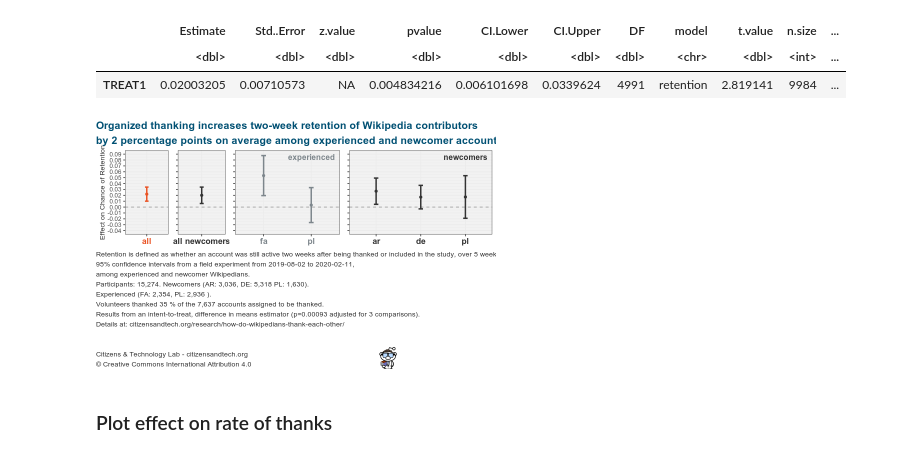
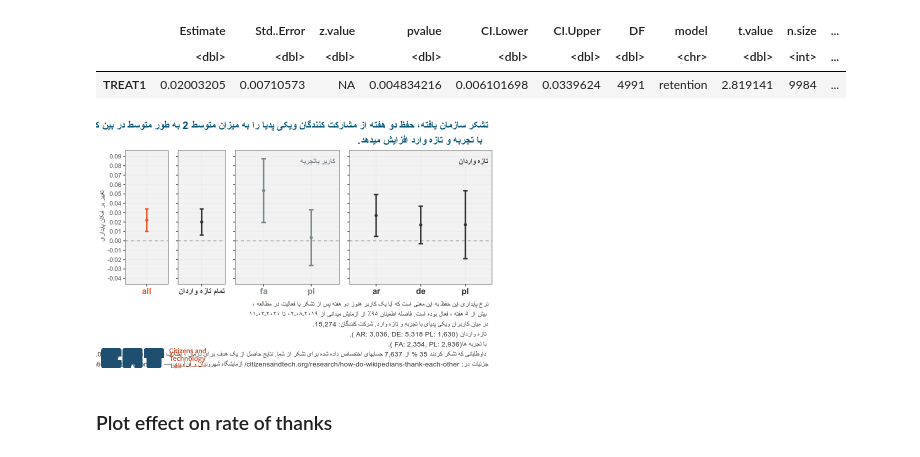
Before and after one commit to citizensandtech/CivilServant-Analysis, a Jupyter notebook: reports/gratitude-2020/wikipedia-thanks-recipient-analysis-spring-2020.R.ipynb, the cells around one changed output. Drawn from its saved outputs; the diff is of its cells as text; code cells hidden in the pictures.

Commit message:
create debriefing blogs with i18ns

```diff
--- a/reports/gratitude-2020/wikipedia-thanks-recipient-analysis-spring-2020.R.ipynb
+++ b/reports/gratitude-2020/wikipedia-thanks-recipient-analysis-spring-2020.R.ipynb
@@ -64,15 +69,3 @@ tresor.path = 'CivilServant/projects/wikipedia-integration/gratitude-study/Data
 fname = 'grat-thankee-all-pre-post-treatment-vars.csv'
 f.path = file.path(data.path, tresor.path, fname)
 all.participants <- read.csv(f.path)
-# %%
-start.date = "2019-08-02"
-end.date   = "2020-02-11"
-end.caption.text = "Details at: citizensandtech.org/research/how-do-wikipedians-thank-each-other/
-
-
-Citizens & Technology Lab - citizensandtech.org
-© Creative Commons International Attribution 4.0"
-
-lab.anewc <- "all newcomers"
-lab.newc <- "newcomers"
-lab.exp <- "experienced"
@@ -79,3 +92,10 @@ lab.exp <- "experienced"
+# %%
+start.date = str_interp_trans('start.date')
+end.date   = str_interp_trans("end.date")
+end.caption.text = str_interp_trans("end.caption.text")
+lab.anewc = str_interp_trans('lab.anewc')
+lab.newc = str_interp_trans('lab.newc')
+lab.exp = str_interp_trans('lab.exp')
 # %%
 cat.logo.filename <- "../../assets/CAT-Logo-Horizontal-social-media-preview-color.png"
 logo.img <- readPNG(cat.logo.filename)
@@ -692,20 +707,11 @@ retention.plot.participants.assigned.perc <-round(df1$n.thanked.count/(df1$n.siz
 retention.plot.participants.assigned.total <-prettyNum(df1$n.size/2, big.mark=",")
 retention.plot.participants.assigned.dimest <- prettyNum(df1$pvalue, digits=2)
 
-retention.plot.ylab <- "Effect on Chance of Retention"
-retention.plot.title <- str_interp(
-    "Organized thanking increases two-week retention of Wikipedia contributors
-by ${retention.plot.est} percentage points on average among experienced and newcomer accounts")
+load_translations()
+retention.plot.ylab <- str_interp_trans('retention.plot.ylab')
+retention.plot.title <- str_interp_trans('retention.plot.title')
 
-retention.plot.caption <-str_interp(
-    "Retention is defined as whether an account was still active two weeks after being thanked or included in the study, over 5 weeks.
-95% confidence intervals from a field experiment from ${start.date} to ${end.date},
-among experienced and newcomer Wikipedians.
-Participants: ${retention.plot.count.part}. Newcomers (AR: ${retention.plot.count.part.new.ar}, DE: ${retention.plot.count.part.new.de} PL: ${retention.plot.count.part.new.pl}).
-Experienced (FA: ${retention.plot.count.part.exp.fa}, PL: ${retention.plot.count.part.exp.pl} ).
-Volunteers thanked ${retention.plot.participants.assigned.perc} % of the ${retention.plot.participants.assigned.total} accounts assigned to be thanked.
-Results from an intent-to-treat, difference in means estimator (p=${retention.plot.participants.assigned.dimest} adjusted for 3 comparisons).
-${end.caption.text}")
+retention.plot.caption <-str_interp_trans('retention.plot.caption')
 
 all.plot <- ggplot(df1, aes(lang, Estimate)) +
         geom_hline(yintercept = 0, linetype="dashed", color="#999999") +
@@ -745,37 +751,39 @@ all.newcomer.plot <- ggplot(df3, aes(lang, Estimate)) +
         cat.theme +
         theme(axis.text.y = element_blank(),
               axis.title=element_blank(),
               axis.text.x = element_text(size=12, face="bold", color=chartpalette[4]))
 
 
 experienced.plot <- ggplot(df4, aes(lang, Estimate)) +
         geom_hline(yintercept = 0, linetype="dashed", color="#999999") +
         geom_errorbar(aes(ymax=df4$CI.Upper, ymin=df4$CI.Lower),
                       size=1, color=chartpalette[3], width=0.1) +
         geom_point(color=chartpalette[3]) +
         annotate(geom="text", x=2.5,y=0.085, label=lab.exp,
                  color=chartpalette[3], fontface=2, size=4, hjust=1) +
         scale_y_continuous( limits=c(ymin, ymax), breaks=seq(ymin, ymax, by=0.01)) +
         cat.theme +
         theme(axis.text.y = element_blank(),
               axis.title=element_blank(),
               axis.text.x = element_text(size=12, face="bold", color=chartpalette[3]))
 
 retention.plot <- ggarrange(all.plot, all.newcomer.plot, experienced.plot,  lang.plot, ncol=4, nrow=1, widths=c(2,1.5,3, 4))
 
 
 retention.plot <- annotate_figure(retention.plot,
                         top=text_grob(retention.plot.title,
-                                      hjust=0, x=0, size=15,
+                                      hjust=h.just, x=x.just, size=15,
                                       face="bold",
                                       color=chartpalette[2]),
                         bottom=text_grob(retention.plot.caption,
-                                         hjust=0, x=0, size=10,
+                                         hjust=h.just, x=x.just, size=10,
                                          color=chartpalette[4])) +
-                  annotation_custom(logo.pngob, ymin=-0.92, xmin=0.7, xmax=1)
+                  annotation_custom(logo.pngob, ymin=-0.92, xmin=0.7-(0.7*h.just), xmax=1-(0.7*h.just))+
+                    ggsave(file.path(blog.img.path, str_interp('retention--${bg.whiteortransparent}-${translation_lang}.png')),
+                          width=10, height=6.67 , units='in', bg=bg.whiteortransparent)
 retention.plot
 # %% [output]
-[figure, old version]
+[figure, new version]
 # %% [markdown]
 ### Plot effect on rate of thanks
 # %%
```
Also changed, not shown: parts of 7 cells of this notebook, 2 other files.
